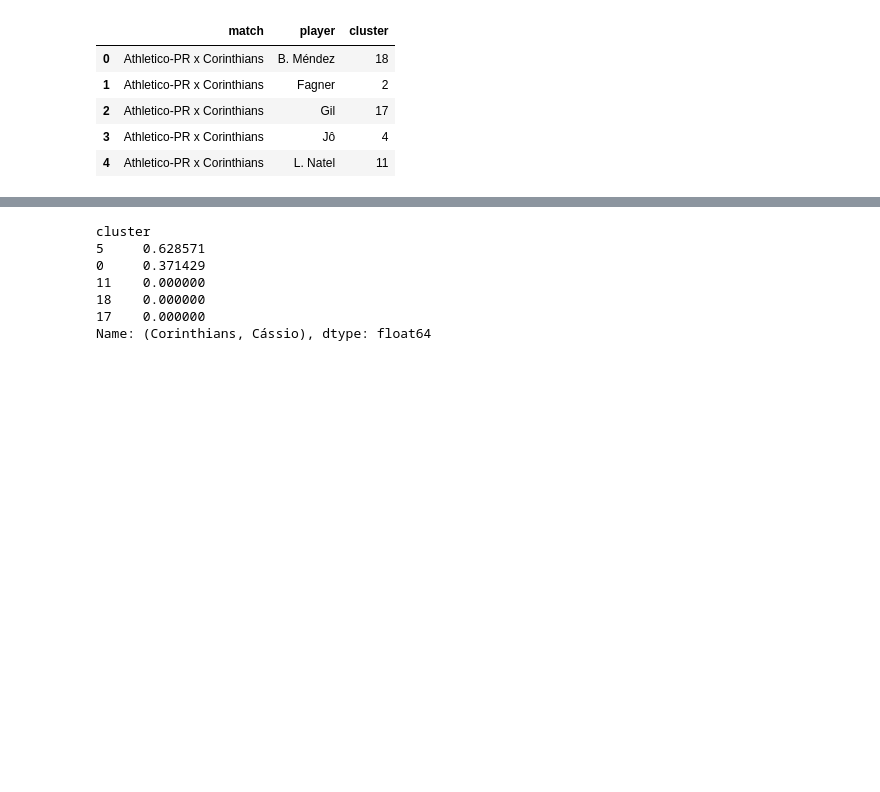
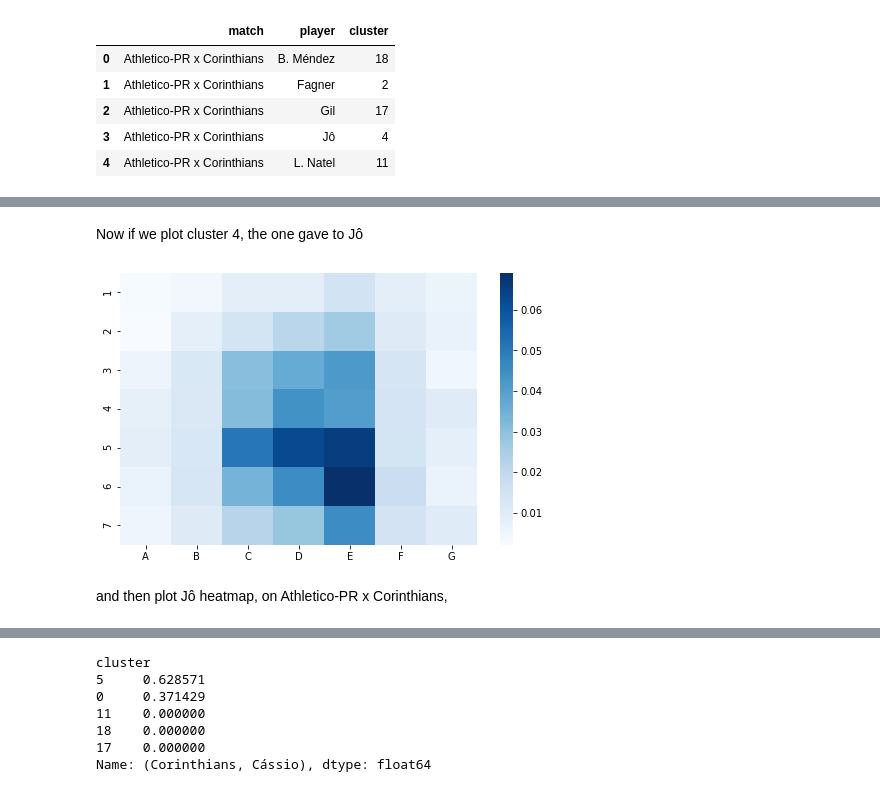
Before and after one commit to guilhermecxe/soccer_analysis, a Jupyter notebook: heatmap/clustering.ipynb, the cells around one changed output, grey strips where cells are left out. Cells and saved outputs as stored; diff of their text form; code cells hidden in the pictures; blank space fills up the shorter version.

```diff
--- a/heatmap/clustering.ipynb
+++ b/heatmap/clustering.ipynb
@@ -170,0 +176,8 @@ plotCluster(2)
+# %% [markdown]
+Now if we plot cluster 4, the one gave to Jô
+# %%
+plotCluster(4)
+# %% [output]
+[figure, added]
+# %% [markdown]
+and then plot Jô heatmap, on Athletico-PR x Corinthians,
```
Also changed, not shown: parts of 42 cells of this notebook.
